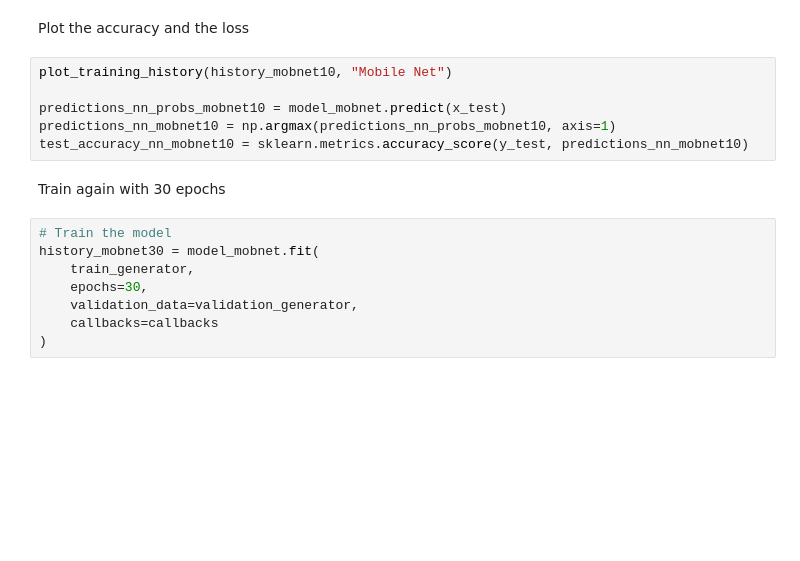
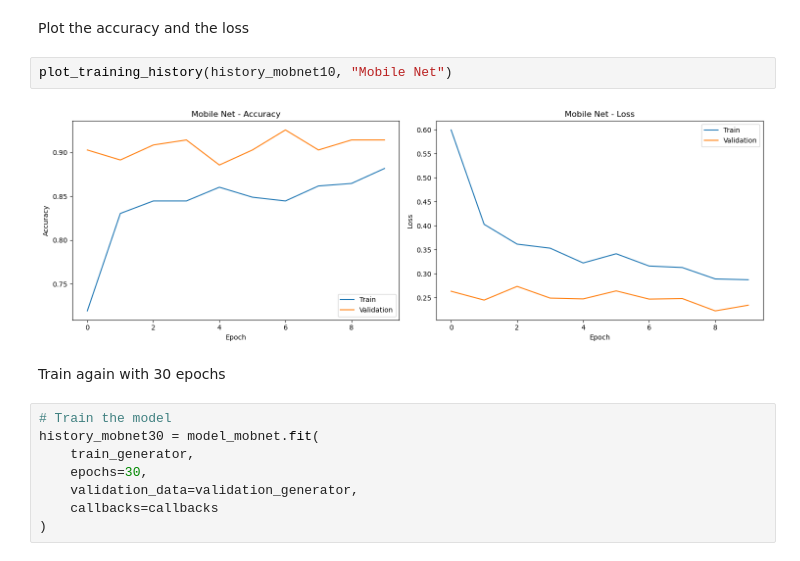
Before and after one commit to kmarita/Deep-Learning-on-Biomedical-Data-Project, a Jupyter notebook: DLreport.ipynb, the cells around one changed output. Saved outputs shown, nothing was run; the diff lists cells and outputs as text; blank space fills up the shorter version.

```diff
--- a/DLreport.ipynb
+++ b/DLreport.ipynb
@@ -628,10 +835,8 @@ history_mobnet10 = model_mobnet.fit(
 Plot the accuracy and the loss
 # %%
 plot_training_history(history_mobnet10, "Mobile Net")
-
-predictions_nn_probs_mobnet10 = model_mobnet.predict(x_test)
-predictions_nn_mobnet10 = np.argmax(predictions_nn_probs_mobnet10, axis=1)
-test_accuracy_nn_mobnet10 = sklearn.metrics.accuracy_score(y_test, predictions_nn_mobnet10)
+# %% [output]
+[figure, added]
 # %% [markdown]
 Train again with 30 epochs
 # %%
```
Also changed, not shown: parts of 28 cells of this notebook, 4 other files.
